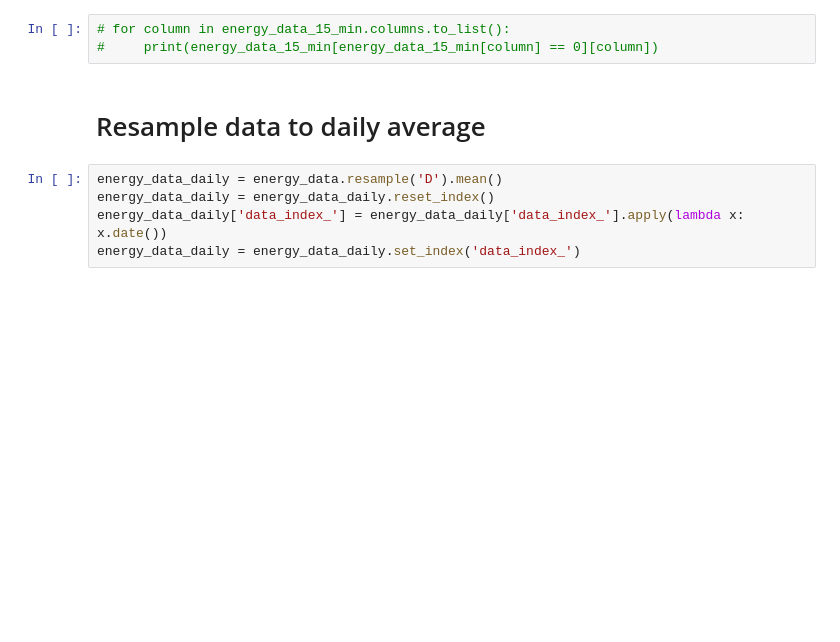
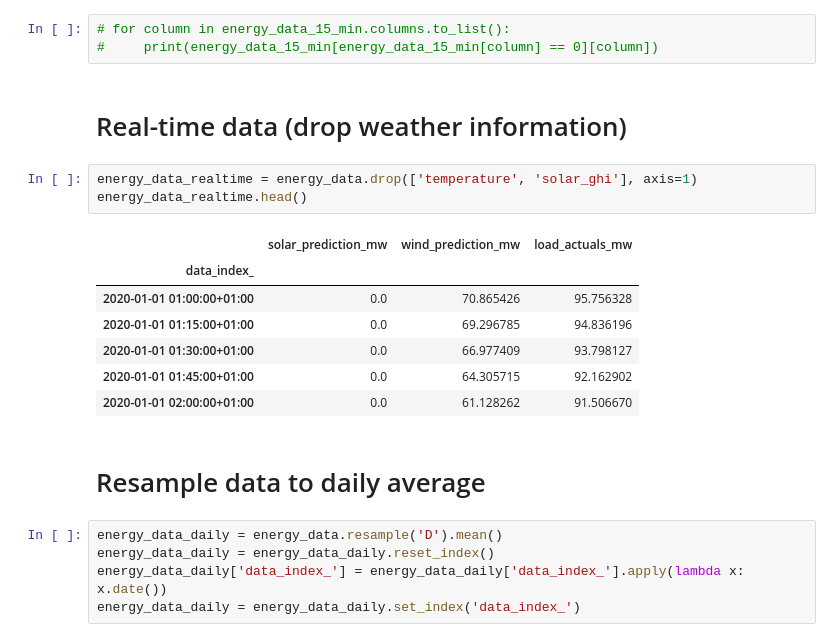
Before and after one commit to MixKlim/MLOps-Bootcamp-2021, a Jupyter notebook: process_data.ipynb, the cells around one changed output. Saved outputs shown, nothing was run; the diff lists cells and outputs as text; blank space fills up the shorter version.

Commit message:
fixed batch pipeline and added blob function template for real-time predictions

```diff
--- a/process_data.ipynb
+++ b/process_data.ipynb
@@ -176,6 +175,19 @@ energy_data_15_min.head()
 # %%
 # for column in energy_data_15_min.columns.to_list():
 #     print(energy_data_15_min[energy_data_15_min[column] == 0][column])
+# %% [markdown]
+# Real-time data (drop weather information)
+# %%
+energy_data_realtime = energy_data.drop(['temperature', 'solar_ghi'], axis=1)
+energy_data_realtime.head()
+# %% [output]
+|  | solar_prediction_mw | wind_prediction_mw | load_actuals_mw |
+| data_index_ |  |  |  |
+| 2020-01-01 01:00:00+01:00 | 0.0 | 70.865426 | 95.756328 |
+| 2020-01-01 01:15:00+01:00 | 0.0 | 69.296785 | 94.836196 |
+| 2020-01-01 01:30:00+01:00 | 0.0 | 66.977409 | 93.798127 |
+| 2020-01-01 01:45:00+01:00 | 0.0 | 64.305715 | 92.162902 |
+| 2020-01-01 02:00:00+01:00 | 0.0 | 61.128262 | 91.506670 |
 # %% [markdown]
 # Resample data to daily average
 # %%
```
Also changed, not shown: parts of 8 cells of this notebook, 12 other files.
